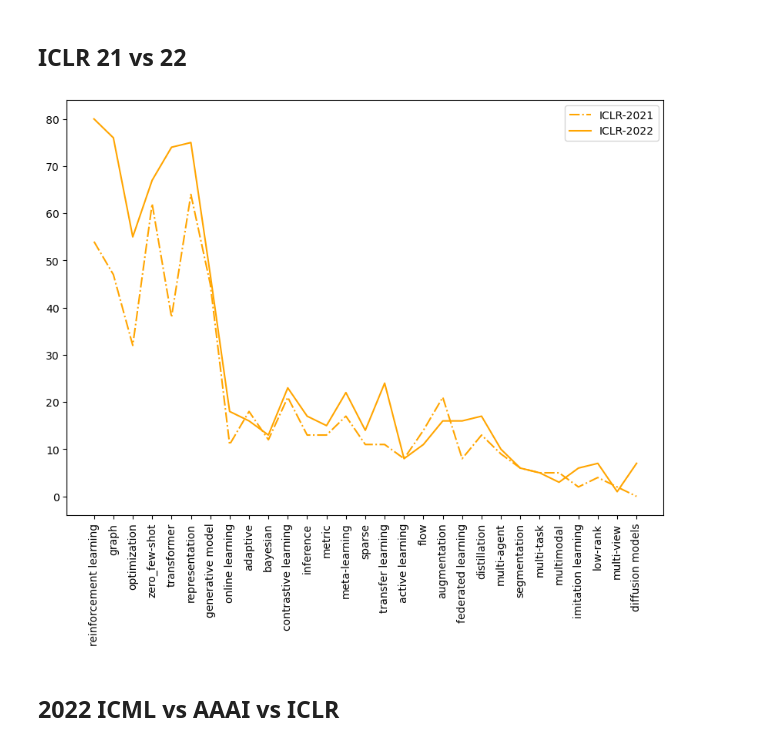
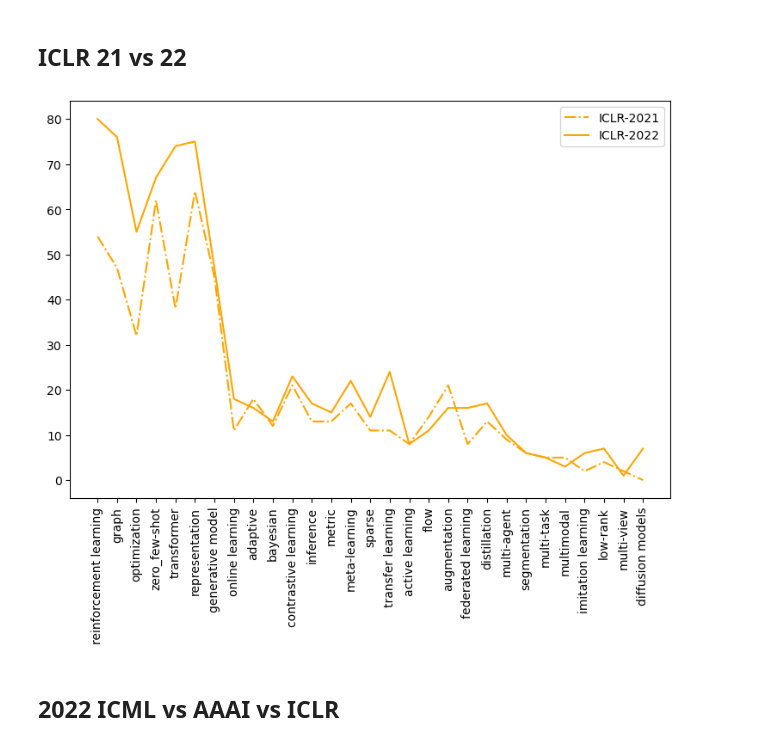
Before and after one commit to charlesxu90/AI-trends, a Jupyter notebook: 0.process_and_assign_topics.ipynb, the cells around one changed output. Cells and saved outputs as stored; diff of their text form; code cells hidden in the pictures.

```diff
--- a/0.process_and_assign_topics.ipynb
+++ b/0.process_and_assign_topics.ipynb
@@ -500,14 +500,14 @@ plt.savefig('./figures/ICML_trend.jpg', bbox_inches='tight')
 # %% [markdown]
 ## ICLR 21 vs 22
 # %%
-plt.figure(figsize=(10,7))
+plt.figure(figsize=(9,6))
 plt.plot(topics, ICLR21_freq, '-.', label='ICLR-2021', color='orange')
 plt.plot(topics, ICLR22_freq, label='ICLR-2022', color='orange')
 plt.xticks(rotation=90)
 plt.legend()
 plt.savefig('./figures/ICLR_trend.jpg', bbox_inches='tight')
 # %% [output]
-[figure, old version]
+[figure, new version]
 # %% [markdown]
 ## 2022 ICML vs AAAI vs ICLR
 # %%
```
Also changed, not shown: parts of 4 cells of this notebook, 5 other files.
